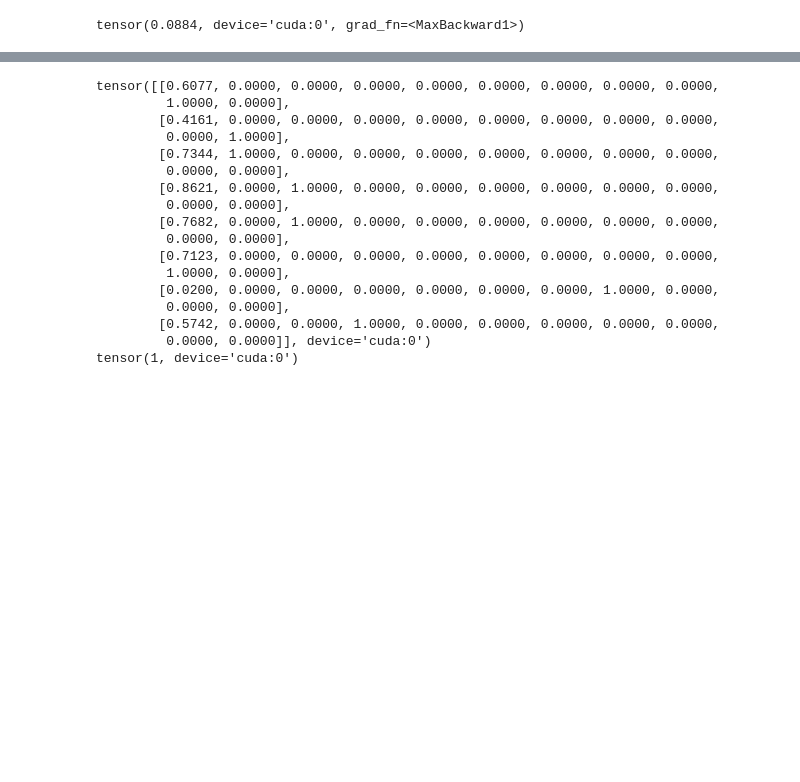
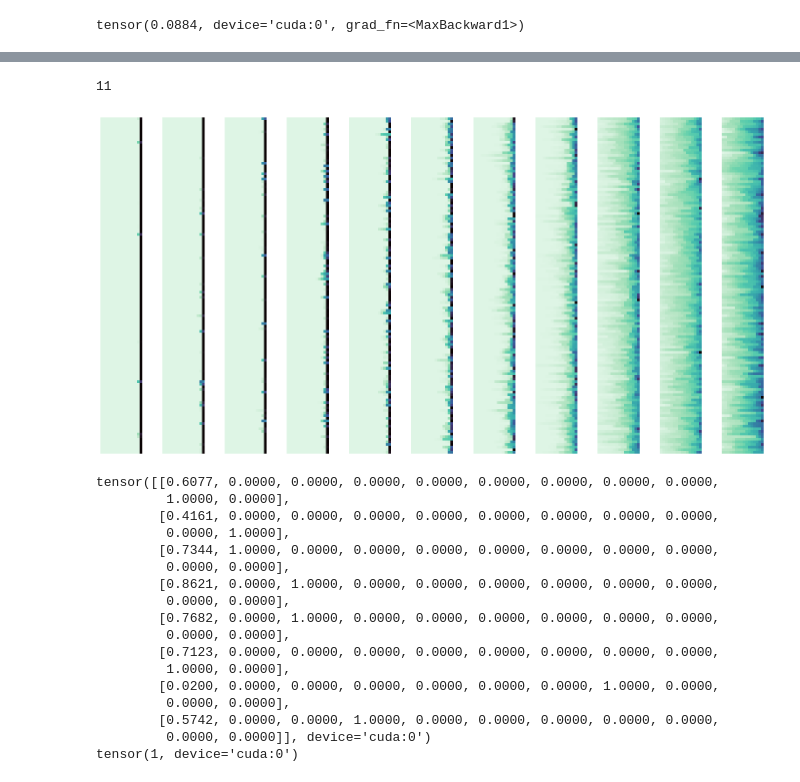
Before and after one commit to amfolity/interpretability, a Jupyter notebook: SoftmaxProject.ipynb, the cells around one changed output, grey strips where cells are left out. Cells and saved outputs as stored; diff of their text form; code cells hidden in the pictures; blank space fills up the shorter version.

Commit message:
Reproduced heatmaps

```diff
--- a/SoftmaxProject.ipynb
+++ b/SoftmaxProject.ipynb
@@ -234,3 +294,28 @@ X = X.to(device)
+# %%
+len(weights_log)
+# %% [output]
+11
+# %%
+import numpy as np
+import seaborn as sns
+import matplotlib.pyplot as plt
+
+# Create a 4x4 grid of subplots
+fig, axes = plt.subplots(1, 11, figsize=(16, 8))
+
+# Plot each heatmap
+for i, ax in enumerate(axes.flat):
+    data = weights_log[i].squeeze()
+    np.sort(data)
+    data = np.sort(data)[:, -16:]
+    sns.heatmap(-data, ax=ax, cbar=False, square=True, cmap='mako')
+    ax.set_xticks([])
+    ax.set_yticks([])
+
+plt.tight_layout()
+plt.show()
+# %% [output]
+[figure, added]
 # %%
 idx = 101
 print(X[idx])
```
Also changed, not shown: parts of 9 cells of this notebook.
